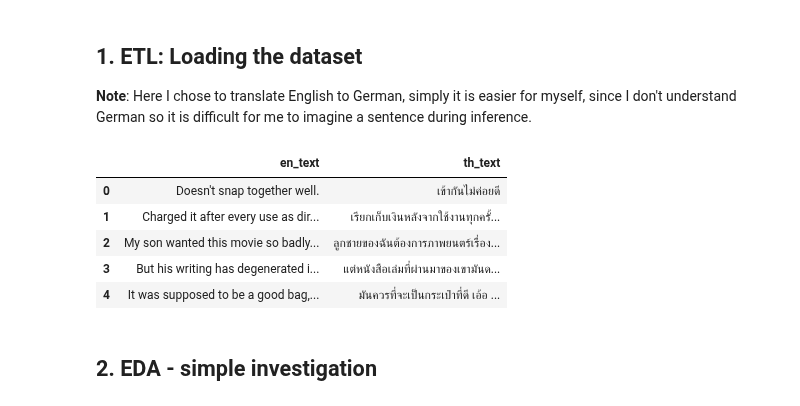
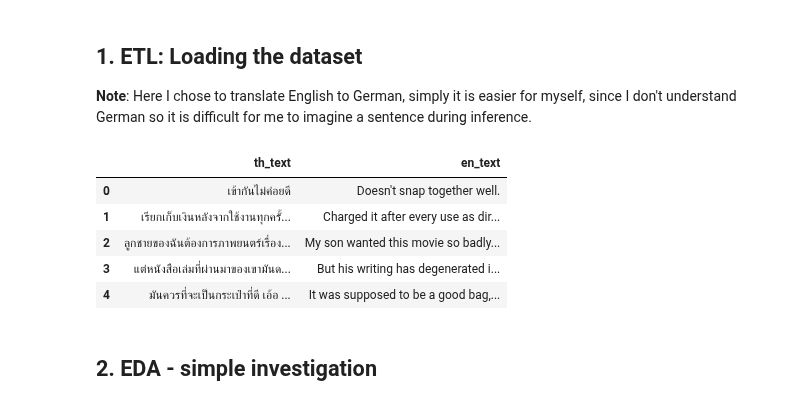
Before and after one commit to guntsvzz/DSAI-AIT, a Jupyter notebook: Course/Natural Language Understanding/Assignment/07 - Machine Translation TH-EN/MT with attacut.ipynb, the cells around one changed output. Drawn from its saved outputs; the diff is of its cells as text; code cells hidden in the pictures.

```diff
--- a/Course/Natural Language Understanding/Assignment/07 - Machine Translation TH-EN/MT with attacut.ipynb
+++ b/Course/Natural Language Understanding/Assignment/07 - Machine Translation TH-EN/MT with attacut.ipynb
@@ -33,19 +33,20 @@ torchtext.__version__
 # %%
 #uncomment this if you are not using our department puffer
 import os
 os.environ['http_proxy']  = 'http://192.41.170.23:3128'
 os.environ['https_proxy'] = 'http://192.41.170.23:3128'
 
 import pandas as pd
 df = pd.read_csv('./scb-mt-en-th-2020/generated_reviews_crowd.csv')
+df = df.reindex(columns= ["th_text","en_text"])
 df.head()
 # %% [output]
-|  | en_text | th_text |
-| 0 | Doesn't snap together well. | เข้ากันไม่ค่อยดี |
-| 1 | Charged it after every use as dir... | เรียกเก็บเงินหลังจากใช้งานทุกครั้... |
-| 2 | My son wanted this movie so badly... | ลูกชายของฉันต้องการภาพยนตร์เรื่อง... |
-| 3 | But his writing has degenerated i... | แต่หนังสือเล่มที่ผ่านมาของเขามันด... |
-| 4 | It was supposed to be a good bag,... | มันควรที่จะเป็นกระเป๋าที่ดี เอ้อ ... |
+|  | th_text | en_text |
+| 0 | เข้ากันไม่ค่อยดี | Doesn't snap together well. |
+| 1 | เรียกเก็บเงินหลังจากใช้งานทุกครั้... | Charged it after every use as dir... |
+| 2 | ลูกชายของฉันต้องการภาพยนตร์เรื่อง... | My son wanted this movie so badly... |
+| 3 | แต่หนังสือเล่มที่ผ่านมาของเขามันด... | But his writing has degenerated i... |
+| 4 | มันควรที่จะเป็นกระเป๋าที่ดี เอ้อ ... | It was supposed to be a good bag,... |
 # %%
 dataset = df.values.tolist()
 # %% [markdown]
```
Also changed, not shown: parts of 41 cells of this notebook, 1 other file.
